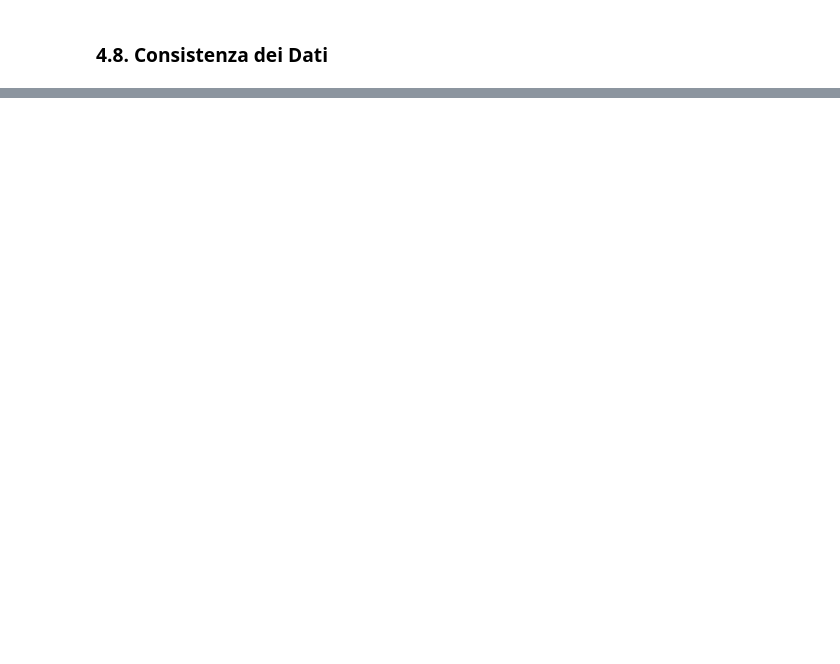
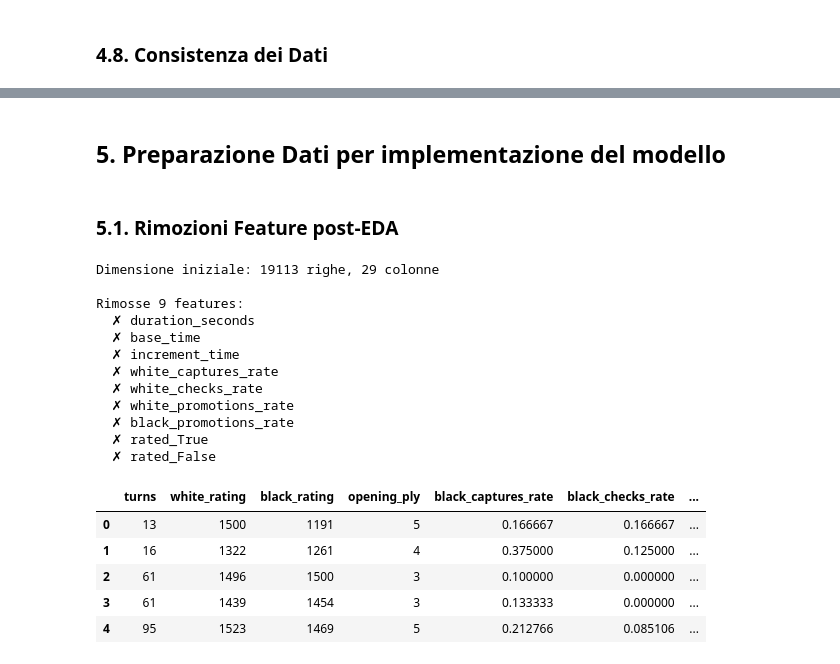
Before and after one commit to AndreaMorbello/Progetto-IA2, a Jupyter notebook: Notebooks/Notebook-IA2.ipynb, the cells around one changed output, grey strips where cells are left out. Drawn from its saved outputs; the diff is of its cells as text; code cells hidden in the pictures; blank space fills up the shorter version.

```diff
--- a/Notebooks/Notebook-IA2.ipynb
+++ b/Notebooks/Notebook-IA2.ipynb
@@ -638,0 +805,53 @@ Name: count, dtype: int64
+# %% [markdown]
+## 5. Preparazione Dati per implementazione del modello
+# %% [markdown]
+### 5.1. Rimozioni Feature post-EDA
+# %%
+print(f"\nDimensione iniziale: {df.shape[0]} righe, {df.shape[1]} colonne")
+
+features_da_rimuovere = [
+    # --- Features numeriche (|r| < 0.10 con target) ---
+    'duration_seconds',       # r = +0.01, + 44.6% valori corrotti
+    'base_time',              # r = -0.07
+    'increment_time',         # r = -0.02
+    'white_captures_rate',    # r = +0.03
+    'white_checks_rate',      # r = -0.04
+    'white_promotions_rate',  # r ≈ 0
+    'black_promotions_rate',  # r ≈ 0
+
+    # --- Features categoriche (Δ mediana < 10 punti) ---
+    'rated_True',             # Δ = 2 punti (non informativa)
+    'rated_False',            # Analaìoga a quella sopra
+]
+
+# Rimuovi solo le colonne che esistono nel dataframe
+features_esistenti = [f for f in features_da_rimuovere if f in df.columns]
+df = df.drop(columns=features_esistenti)
+
+print(f"\nRimosse {len(features_esistenti)} features:")
+for f in features_esistenti:
+    print(f"  ✗ {f}")
+
+
+
+
+df.head(5)
+# %% [output]
+Dimensione iniziale: 19113 righe, 29 colonne
+
+Rimosse 9 features:
+  ✗ duration_seconds
+  ✗ base_time
+  ✗ increment_time
+  ✗ white_captures_rate
+  ✗ white_checks_rate
+  ✗ white_promotions_rate
+  ✗ black_promotions_rate
+  ✗ rated_True
+  ✗ rated_False
+|  | turns | white_rating | black_rating | opening_ply | black_captures_rate | black_checks_rate | ... |
+| 0 | 13 | 1500 | 1191 | 5 | 0.166667 | 0.166667 | ... |
+| 1 | 16 | 1322 | 1261 | 4 | 0.375000 | 0.125000 | ... |
+| 2 | 61 | 1496 | 1500 | 3 | 0.100000 | 0.000000 | ... |
+| 3 | 61 | 1439 | 1454 | 3 | 0.133333 | 0.000000 | ... |
+| 4 | 95 | 1523 | 1469 | 5 | 0.212766 | 0.085106 | ... |
```
Also changed, not shown: parts of 15 cells of this notebook.
